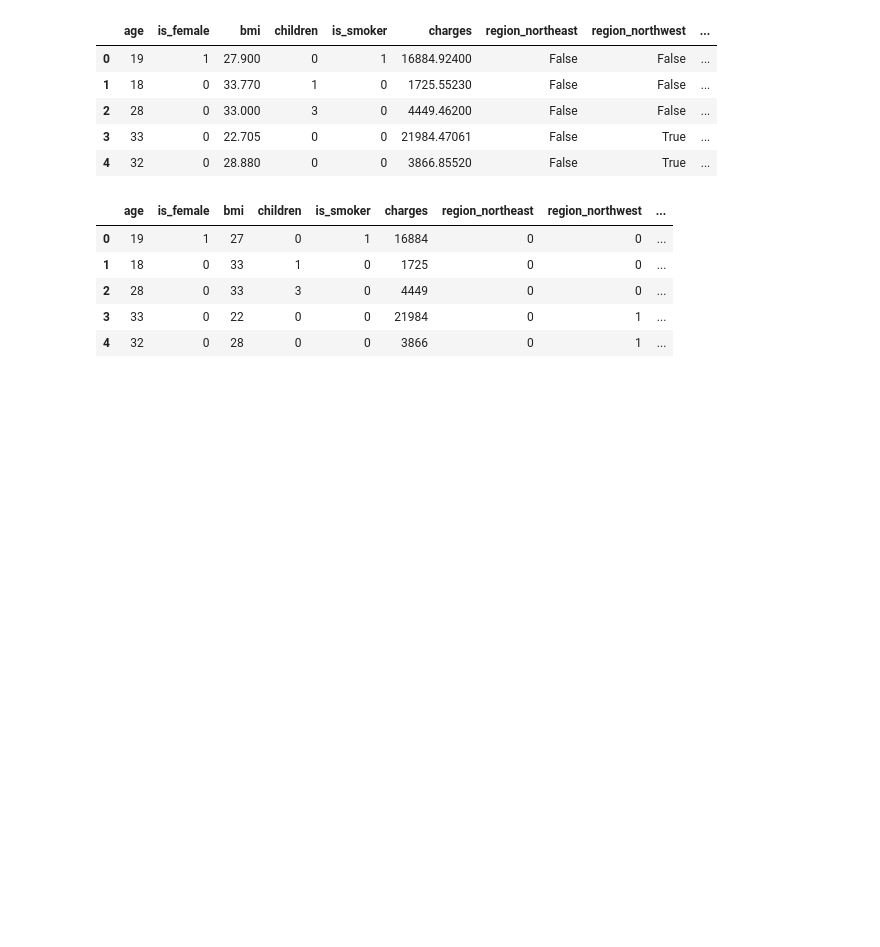
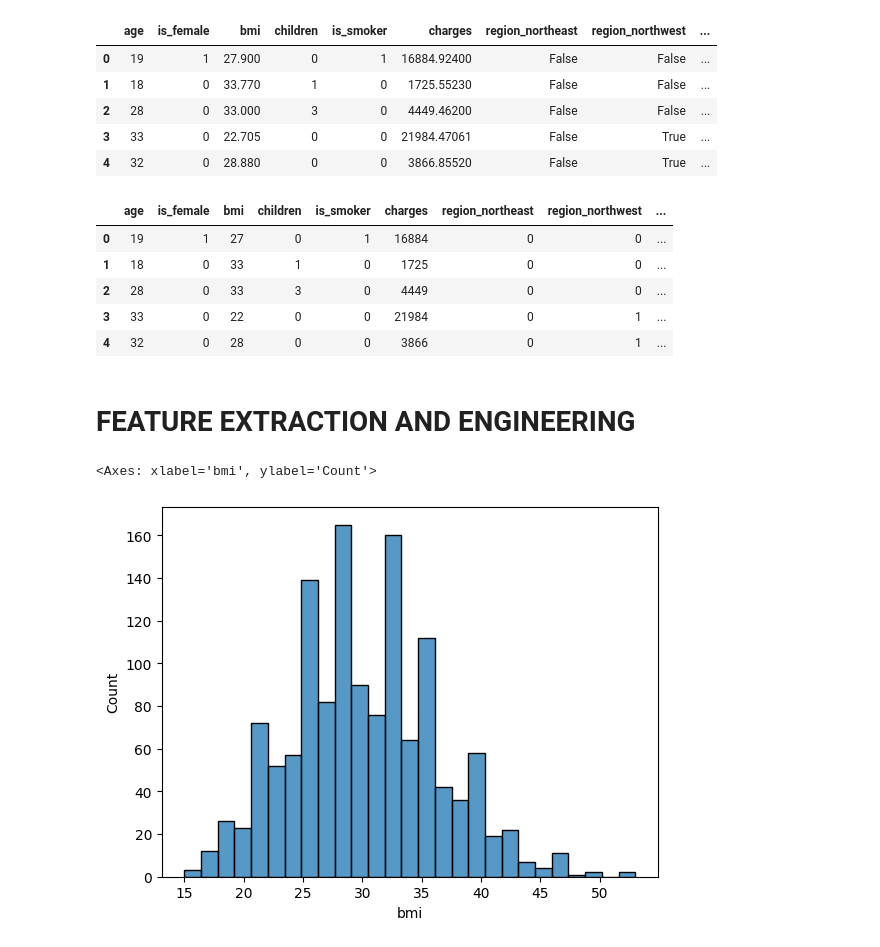
Before and after one commit to Avinash01715/ML-practice-notebook, a Jupyter notebook: Projects/Project_1.ipynb, the cells around one changed output. Saved outputs shown, nothing was run; the diff lists cells and outputs as text; code cells hidden in the pictures; blank space fills up the shorter version.

Commit message:
Feature Extraction and Engineering

```diff
--- a/Projects/Project_1.ipynb
+++ b/Projects/Project_1.ipynb
@@ -252,3 +252,10 @@ df_clean.head()
 | 2 | 28 | 0 | 33 | 3 | 0 | 4449 | 0 | 0 | ... |
 | 3 | 33 | 0 | 22 | 0 | 0 | 21984 | 0 | 1 | ... |
 | 4 | 32 | 0 | 28 | 0 | 0 | 3866 | 0 | 1 | ... |
+# %% [markdown]
+# **FEATURE EXTRACTION AND ENGINEERING**
+# %%
+sns.histplot(df_clean['bmi'])
+# %% [output]
+<Axes: xlabel='bmi', ylabel='Count'>
+[figure, added]
```
Also changed, not shown: parts of 14 cells of this notebook.
